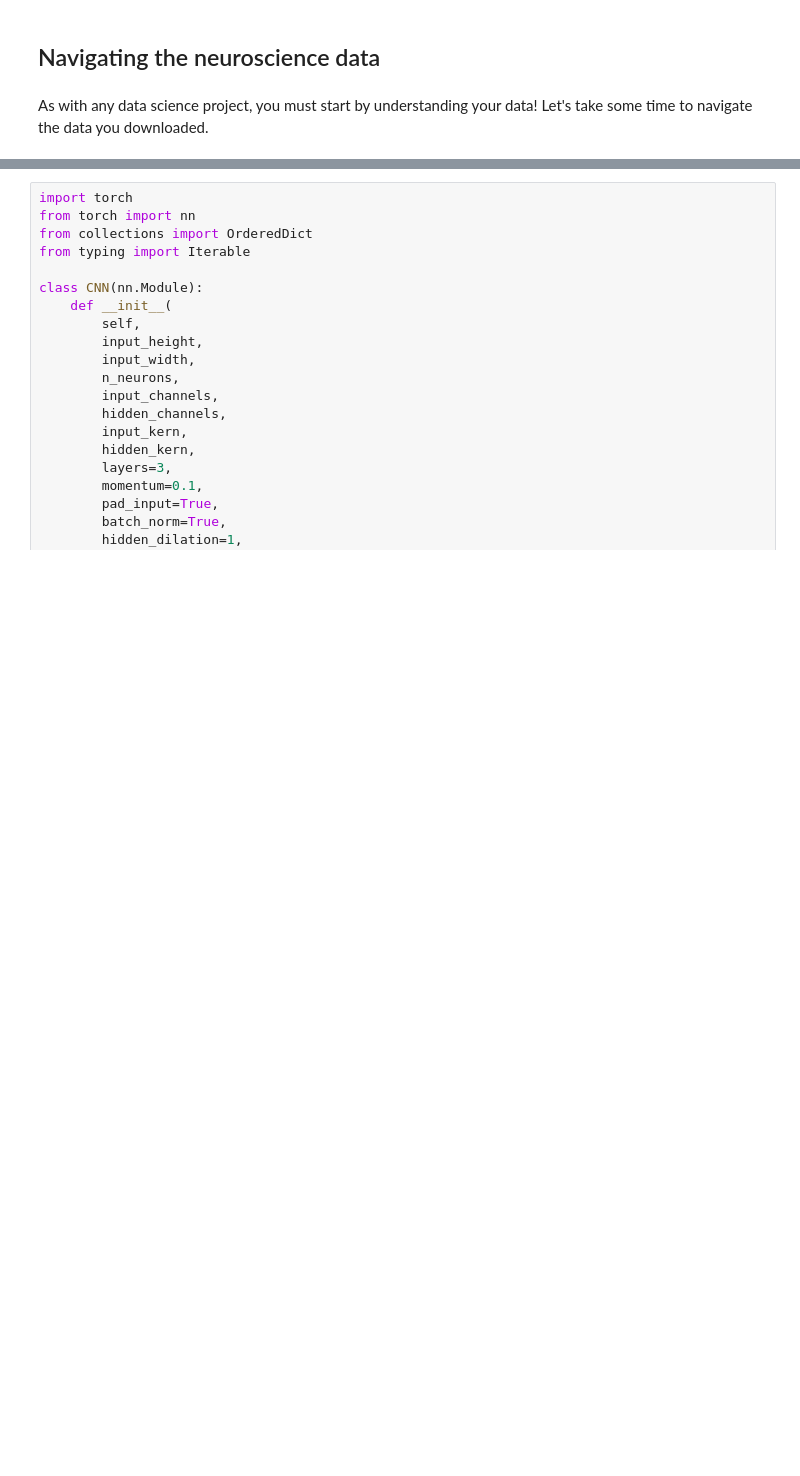
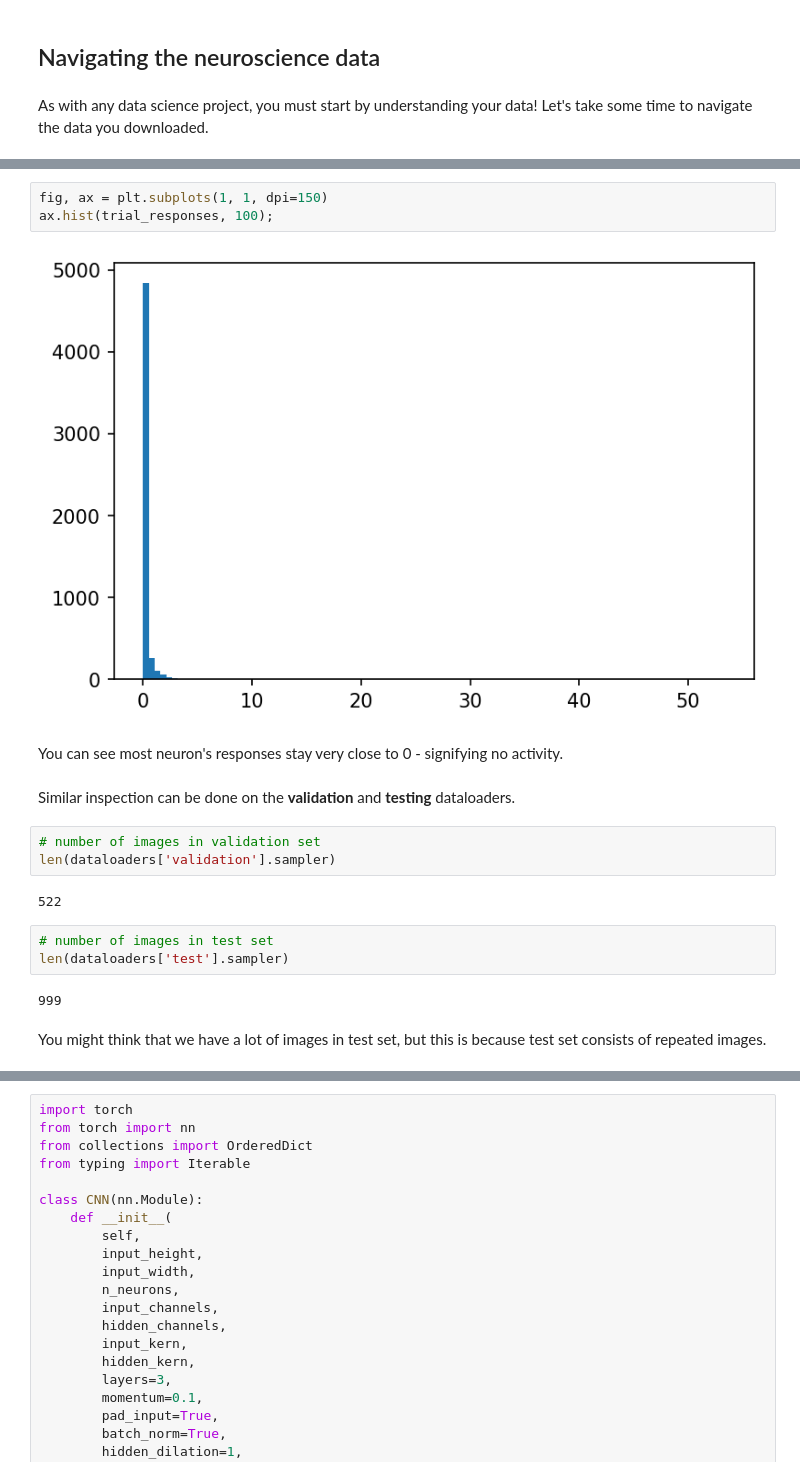
Before and after one commit to eywalker/Lviv-2021, a Jupyter notebook: notebooks/DeepLearing in Neuroscience.ipynb, the cells around one changed output, grey strips where cells are left out. Cells and saved outputs as stored; diff of their text form; blank space fills up the shorter version.

```diff
--- a/notebooks/DeepLearing in Neuroscience.ipynb
+++ b/notebooks/DeepLearing in Neuroscience.ipynb
@@ -170,0 +174,21 @@ tensor(0.0505, device='cuda:0', grad_fn=<StdBackward0>)
+# %%
+fig, ax = plt.subplots(1, 1, dpi=150)
+ax.hist(trial_responses, 100);
+# %% [output]
+[figure, added]
+# %% [markdown]
+You can see most neuron's responses stay very close to 0 - signifying no activity.
+# %% [markdown]
+Similar inspection can be done on the **validation** and **testing** dataloaders.
+# %%
+# number of images in validation set
+len(dataloaders['validation'].sampler)
+# %% [output]
+522
+# %%
+# number of images in test set
+len(dataloaders['test'].sampler)
+# %% [output]
+999
+# %% [markdown]
+You might think that we have a lot of images in test set, but this is because test set consists of repeated images.
```
Also changed, not shown: parts of 60 cells of this notebook, 4 other files.
